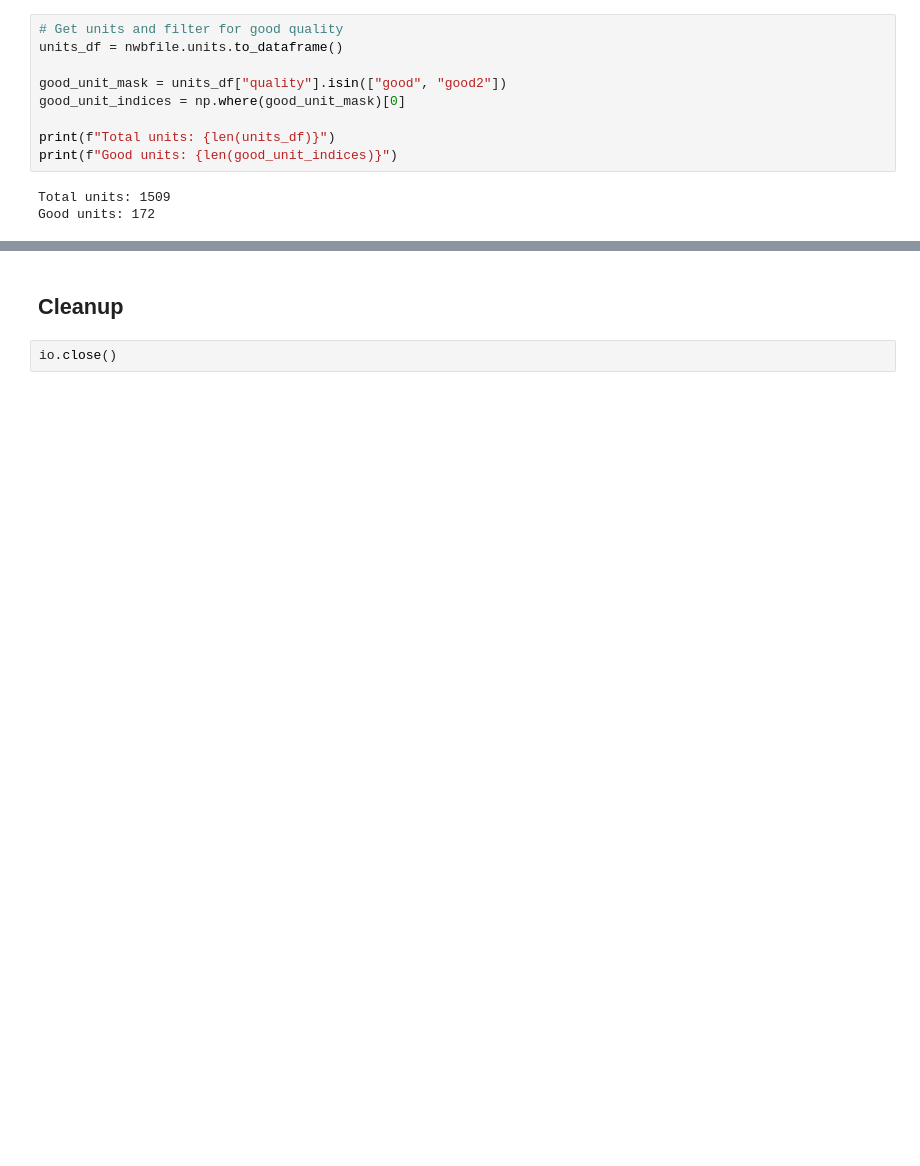
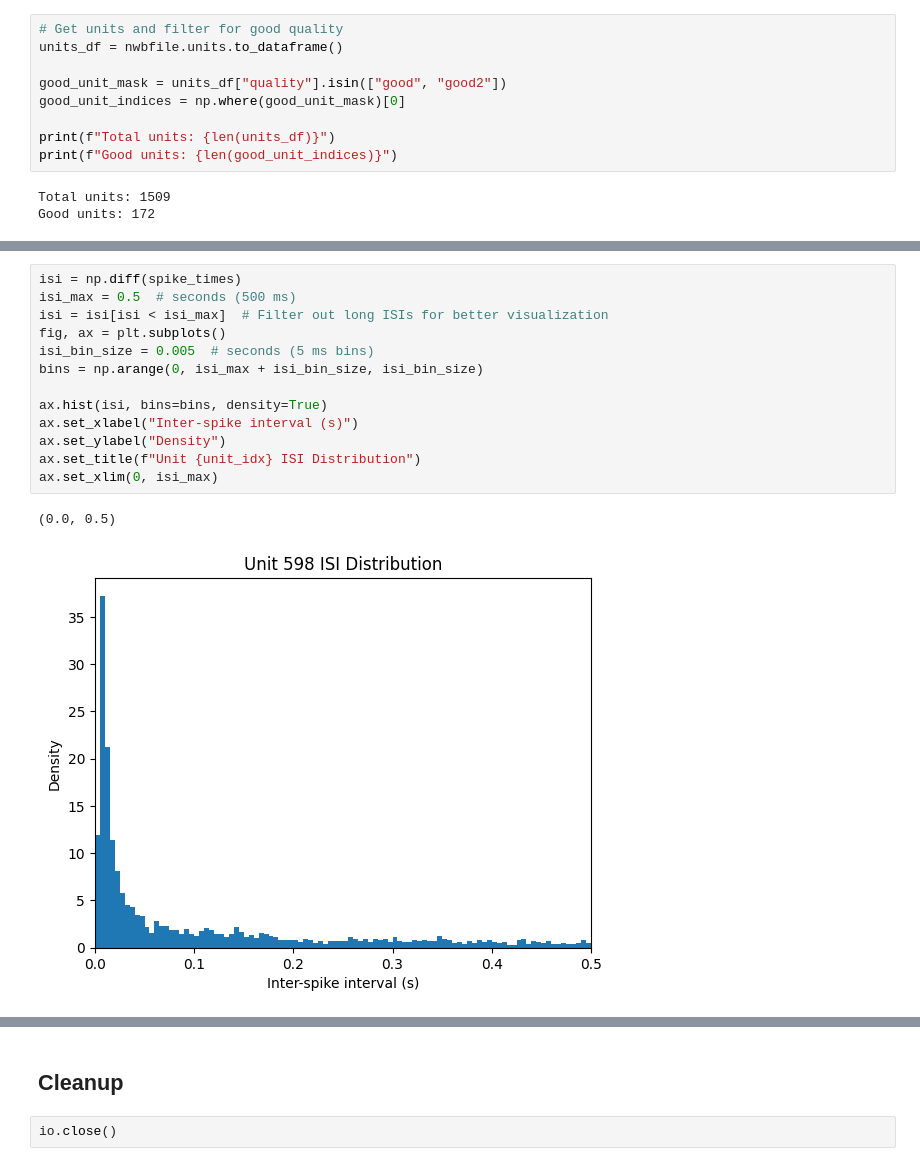
Before and after one commit to edeno/ncbs-neural-circuits-navigation, a Jupyter notebook: notebooks/02-spike-stimulus-analysis.ipynb, the cells around one changed output, grey strips where cells are left out. Drawn from its saved outputs; the diff is of its cells as text; blank space fills up the shorter version.

```diff
--- a/notebooks/02-spike-stimulus-analysis.ipynb
+++ b/notebooks/02-spike-stimulus-analysis.ipynb
@@ -147,0 +201,16 @@ Try visualizing the place field or computing spatial firing rate maps!
+# %%
+isi = np.diff(spike_times)
+isi_max = 0.5  # seconds (500 ms)
+isi = isi[isi < isi_max]  # Filter out long ISIs for better visualization
+fig, ax = plt.subplots()
+isi_bin_size = 0.005  # seconds (5 ms bins)
+bins = np.arange(0, isi_max + isi_bin_size, isi_bin_size)
+
+ax.hist(isi, bins=bins, density=True)
+ax.set_xlabel("Inter-spike interval (s)")
+ax.set_ylabel("Density")
+ax.set_title(f"Unit {unit_idx} ISI Distribution")
+ax.set_xlim(0, isi_max)
+# %% [output]
+(0.0, 0.5)
+[figure, added]
```
Also changed, not shown: parts of 34 cells of this notebook.
